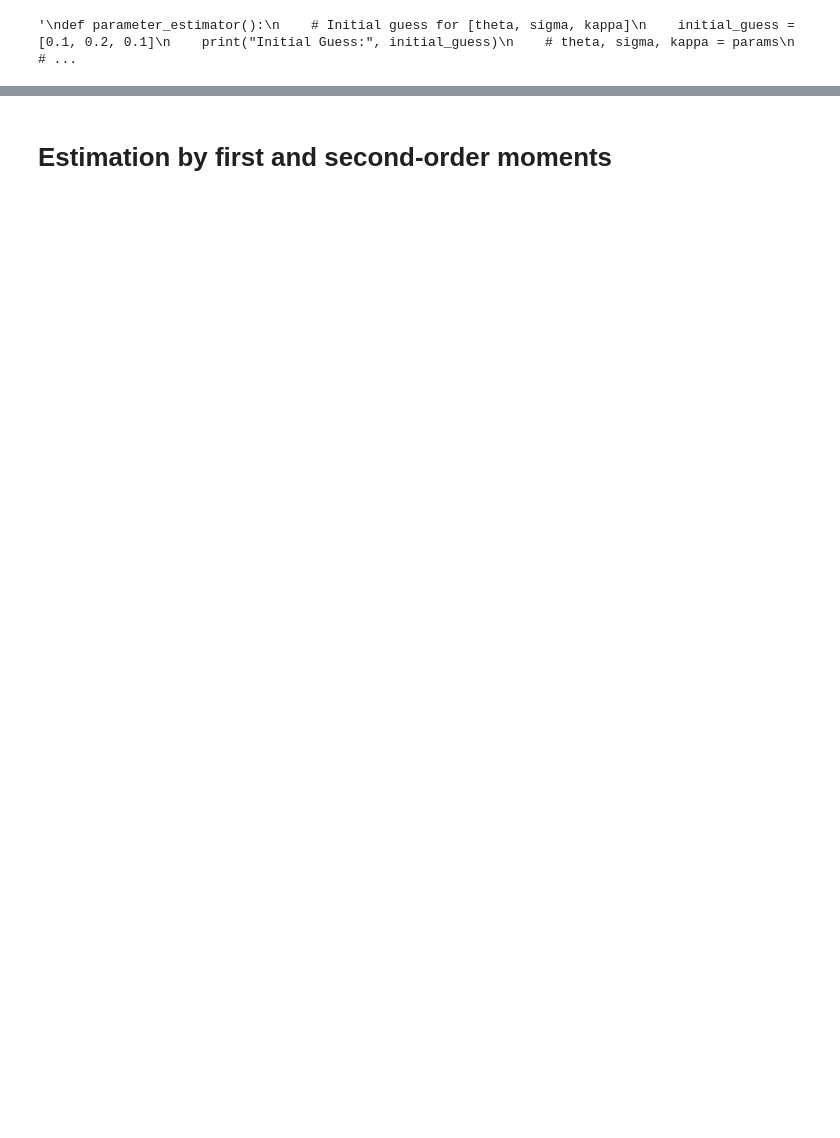
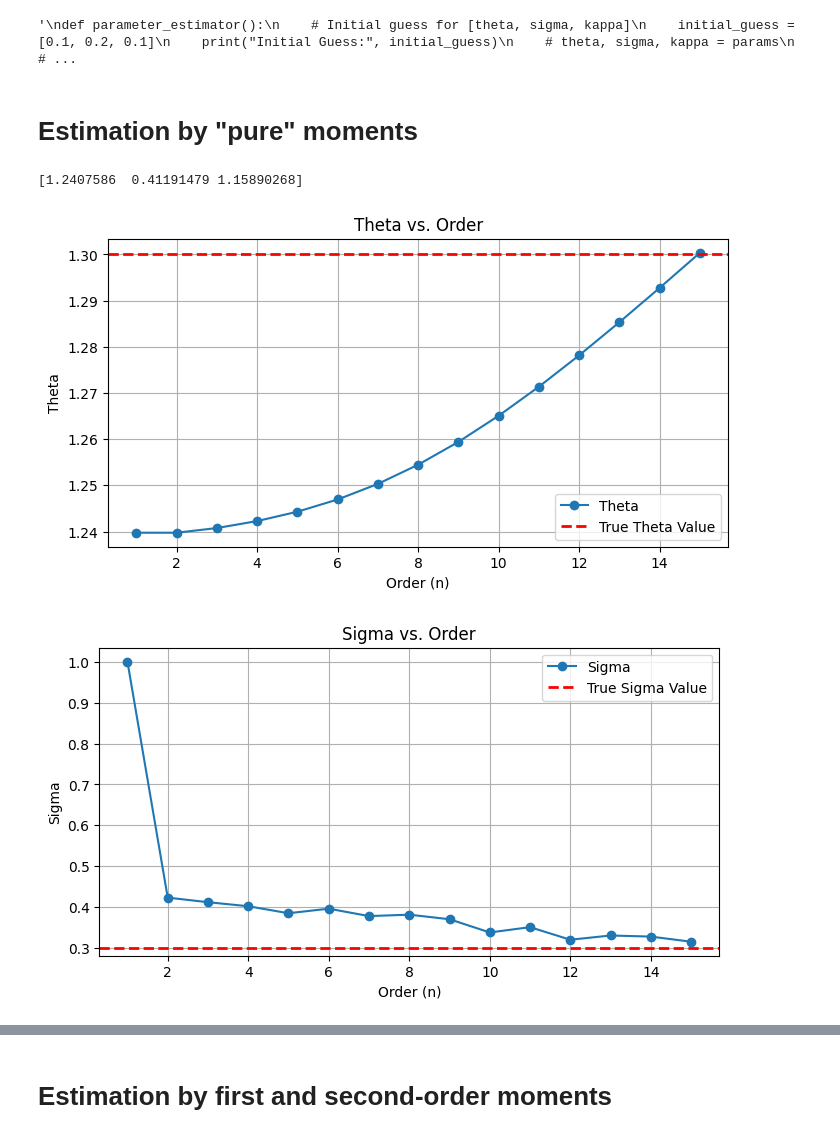
Before and after one commit to Hassen214/Project-IMI, a Jupyter notebook: Code.ipynb, the cells around one changed output, grey strips where cells are left out. Saved outputs shown, nothing was run; the diff lists cells and outputs as text; code cells hidden in the pictures; blank space fills up the shorter version.

```diff
--- a/Code.ipynb
+++ b/Code.ipynb
@@ -298,3 +298,83 @@ print("True Parameters:", [theta_true, sigma_true, kappa_true])
 print("True error value :",matrix_calculator((theta_true, sigma_true, kappa_true)))"""
 # %% [output]
 '\ndef parameter_estimator():\n    # Initial guess for [theta, sigma, kappa]\n    initial_guess = [0.1, 0.2, 0.1]\n    print("Initial Guess:", initial_guess)\n    # theta, sigma, kappa = params\n    # ...
+# %% [markdown]
+# Estimation by "pure" moments
+# %%
+
+def empirical_value_vasicek(X, order):
+    res = 0
+    n = len(X)
+    for i in range(n):
+        res += X[i]**order
+    return res/n
+
+def pure_moments_calibration(X, max_order):
+    orders = np.array([i for i in range(1, max_order+1)])
+    y_obs = empirical_value_vasicek(X, orders)
+
+    def cost(params):
+        theta, sigma, kappa = params
+        errors = [expected_value_vasicek(i+1, theta, sigma, kappa)-y_obs[i] for i in range(0, max_order)]
+        return np.sum(np.square(errors))
+
+    initial_guess = [1.0, 1.0, 1.0]  # Devine un point de départ
+    result = minimize(cost, initial_guess, method='L-BFGS-B', bounds=[(None, None), (0, None), (None, None)])
+    return(result.x)
+
+n = 5000
+T = 100
+
+theta = 1.3
+sigma = 0.3
+kappa = 0.7
+
+vasicek_process = Vasicek(kappa, theta, sigma)
+X = vasicek_process.generate(X0, T, 1, n)[0]
+
+res = pure_moments_calibration(X, 3)
+print(res)
+
+# Calculer pure_moments_calibration pour chaque ordre
+max_order = 15
+n_values = range(1, max_order + 1)
+calibration_values = [pure_moments_calibration(X, n) for n in n_values]
+
+# Définir les vraies valeurs des paramètres
+true_values = {
+    'Theta': theta,
+    'Sigma': sigma,
+    'Kappa': kappa
+}
+
+# Extraire correctement les paramètres de calibration_values
+theta_values = [params[0] for params in calibration_values]
+sigma_values = [params[1] for params in calibration_values]
+kappa_values = [params[2] for params in calibration_values]
+
+# Créer un dictionnaire pour les paramètres et leurs étiquettes
+parameters = {
+    'Theta': theta_values,
+    'Sigma': sigma_values,
+    'Kappa': kappa_values
+}
+
+# Boucle pour tracer chaque graphe avec la ligne horizontale de la vraie valeur
+for param_name, param_values in parameters.items():
+    plt.figure(figsize=(8, 4))
+    plt.plot(n_values, param_values, marker='o', linestyle='-', label=param_name)
+
+    # Ajouter la ligne horizontale représentant la vraie valeur
+    plt.axhline(y=true_values[param_name], color='red', linestyle='--', linewidth=2, label=f'True {param_name} Value')
+
+    # Ajouter les labels et le titre
+    plt.xlabel('Order (n)')
+    plt.ylabel(param_name)
+    plt.title(f'{param_name} vs. Order')
+    plt.legend()
+    plt.grid(True)
+    plt.show()
+# %% [output]
+[1.2407586  0.41191479 1.15890268]
+[figure, added]
+[figure, added]
```
Also changed, not shown: parts of 12 cells of this notebook.
